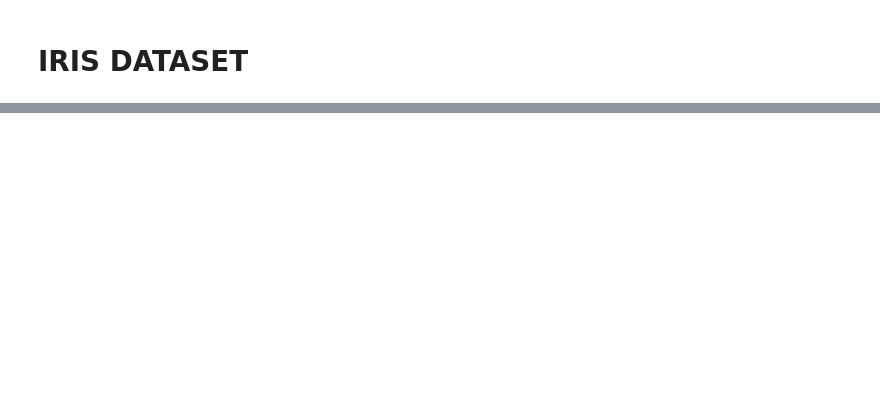
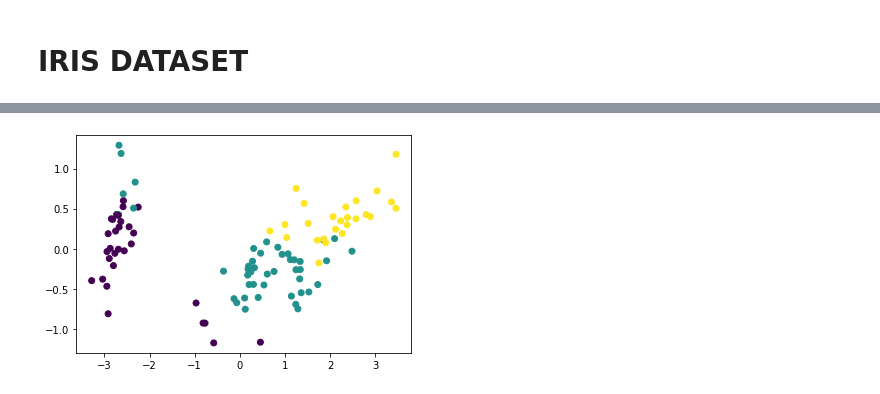
Before and after one commit to rizkyikiw42/qudit_tests, a Jupyter notebook: qutrit_var_algs/iris.ipynb, the cells around one changed output, grey strips where cells are left out. Saved outputs shown, nothing was run; the diff lists cells and outputs as text; code cells hidden in the pictures; blank space fills up the shorter version.

```diff
--- a/qutrit_var_algs/iris.ipynb
+++ b/qutrit_var_algs/iris.ipynb
@@ -127,3 +140,7 @@ plot_data(X_embedded, our_preds)
+# %%
+plot_data(X_pca, our_preds)
+# %% [output]
+[figure, added]
 # %%
 plot_data(test_X_embedded, test_y)
 # %% [output]
```
Also changed, not shown: parts of 16 cells of this notebook.
